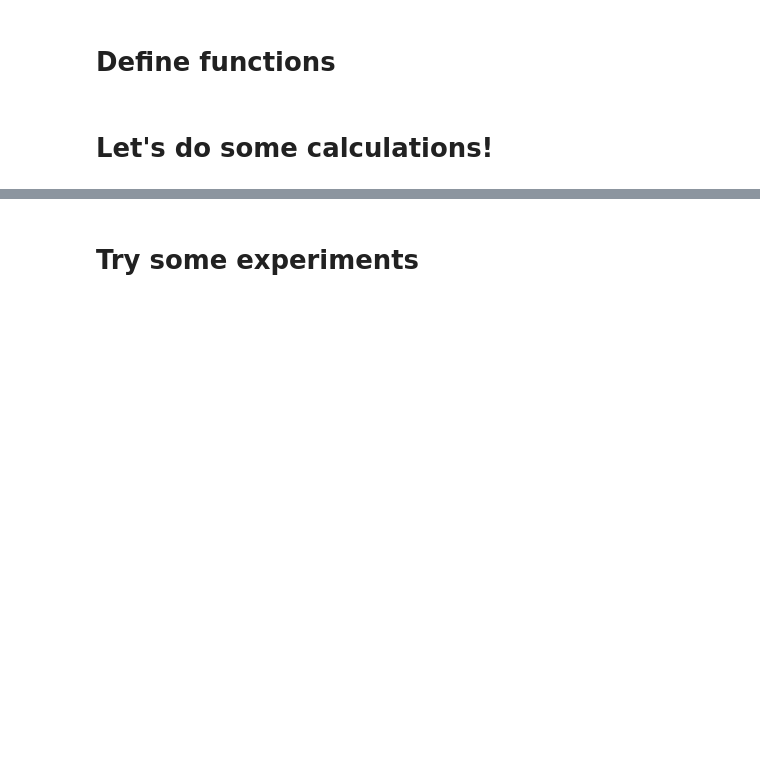
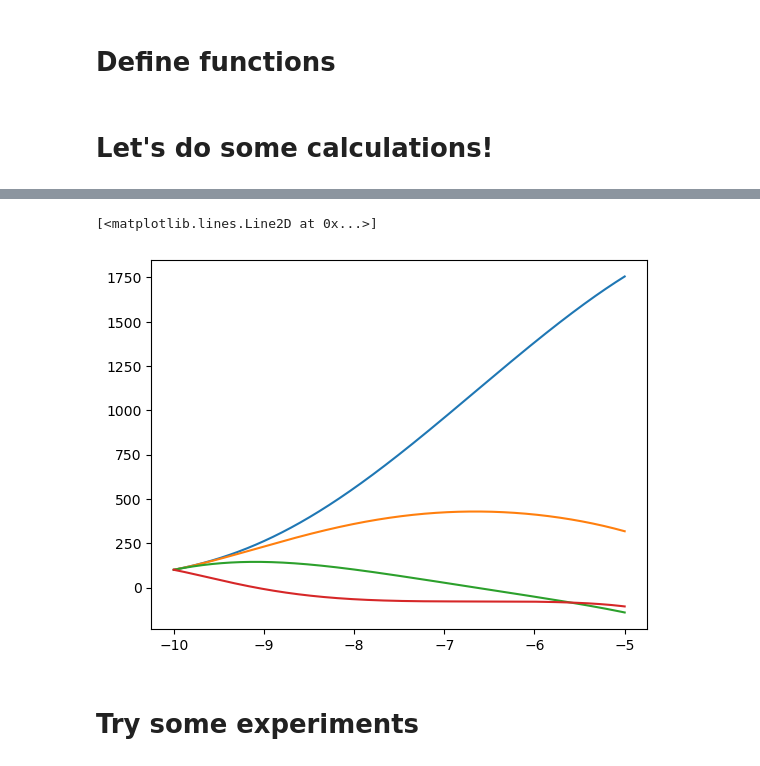
Before and after one commit to ejb1733/eosc453, a Jupyter notebook: assn0/odeRKexamplemain.ipynb, the cells around one changed output, grey strips where cells are left out. Cells and saved outputs as stored; diff of their text form; code cells hidden in the pictures; blank space fills up the shorter version.

```diff
--- a/assn0/odeRKexamplemain.ipynb
+++ b/assn0/odeRKexamplemain.ipynb
@@ -164,3 +211,11 @@ plt.show()
+# %%
+plt.plot(t4,y4[:,0])
+plt.plot(t4,y4[:,1])
+plt.plot(t4,y4[:,2])
+plt.plot(t4,y4[:,3])
+# %% [output]
+[<matplotlib.lines.Line2D at 0x...>]
+[figure, added]
 # %% [markdown]
 # Try some experiments
 # %% [markdown]
```
Also changed, not shown: parts of 11 cells of this notebook, 7 other files.
